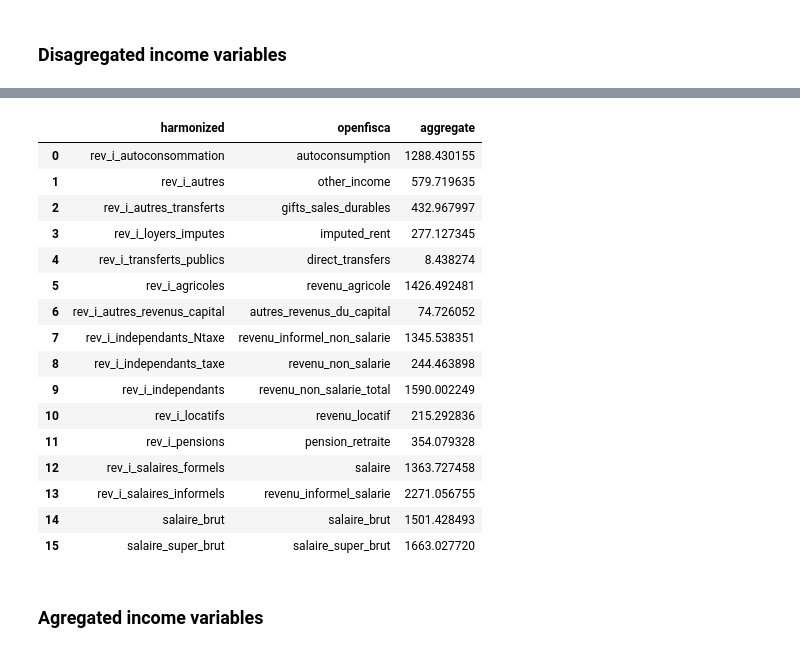
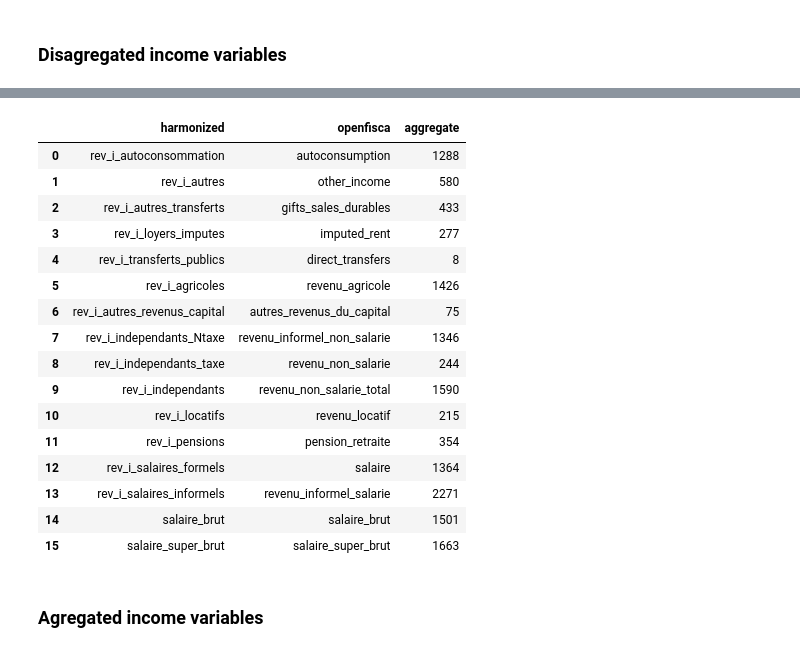
Before and after one commit to openfisca/openfisca-ceq, a Jupyter notebook: notebooks/cote_d_ivoire.ipynb, the cells around one changed output, grey strips where cells are left out. Drawn from its saved outputs; the diff is of its cells as text; code cells hidden in the pictures.

Commit message:
Round aggregates

```diff
--- a/notebooks/cote_d_ivoire.ipynb
+++ b/notebooks/cote_d_ivoire.ipynb
@@ -71,25 +71,25 @@ data = [
     ]
 # %%
 revenus = pd.DataFrame(data, columns = ["harmonized", "openfisca", "aggregate"])
-revenus
+revenus.round(0).astype({"aggregate": int})
 # %% [output]
 |  | harmonized | openfisca | aggregate |
-| 0 | rev_i_autoconsommation | autoconsumption | 1288.430155 |
-| 1 | rev_i_autres | other_income | 579.719635 |
-| 2 | rev_i_autres_transferts | gifts_sales_durables | 432.967997 |
-| 3 | rev_i_loyers_imputes | imputed_rent | 277.127345 |
-| 4 | rev_i_transferts_publics | direct_transfers | 8.438274 |
-| 5 | rev_i_agricoles | revenu_agricole | 1426.492481 |
-| 6 | rev_i_autres_revenus_capital | autres_revenus_du_capital | 74.726052 |
-| 7 | rev_i_independants_Ntaxe | revenu_informel_non_salarie | 1345.538351 |
-| 8 | rev_i_independants_taxe | revenu_non_salarie | 244.463898 |
-| 9 | rev_i_independants | revenu_non_salarie_total | 1590.002249 |
-| 10 | rev_i_locatifs | revenu_locatif | 215.292836 |
-| 11 | rev_i_pensions | pension_retraite | 354.079328 |
-| 12 | rev_i_salaires_formels | salaire | 1363.727458 |
-| 13 | rev_i_salaires_informels | revenu_informel_salarie | 2271.056755 |
-| 14 | salaire_brut | salaire_brut | 1501.428493 |
-| 15 | salaire_super_brut | salaire_super_brut | 1663.027720 |
+| 0 | rev_i_autoconsommation | autoconsumption | 1288 |
+| 1 | rev_i_autres | other_income | 580 |
+| 2 | rev_i_autres_transferts | gifts_sales_durables | 433 |
+| 3 | rev_i_loyers_imputes | imputed_rent | 277 |
+| 4 | rev_i_transferts_publics | direct_transfers | 8 |
+| 5 | rev_i_agricoles | revenu_agricole | 1426 |
+| 6 | rev_i_autres_revenus_capital | autres_revenus_du_capital | 75 |
+| 7 | rev_i_independants_Ntaxe | revenu_informel_non_salarie | 1346 |
+| 8 | rev_i_independants_taxe | revenu_non_salarie | 244 |
+| 9 | rev_i_independants | revenu_non_salarie_total | 1590 |
+| 10 | rev_i_locatifs | revenu_locatif | 215 |
+| 11 | rev_i_pensions | pension_retraite | 354 |
+| 12 | rev_i_salaires_formels | salaire | 1364 |
+| 13 | rev_i_salaires_informels | revenu_informel_salarie | 2271 |
+| 14 | salaire_brut | salaire_brut | 1501 |
+| 15 | salaire_super_brut | salaire_super_brut | 1663 |
 # %% [markdown]
 ### Agregated income variables
 # %% [markdown]
```
Also changed, not shown: parts of 6 cells of this notebook, 3 other files.
